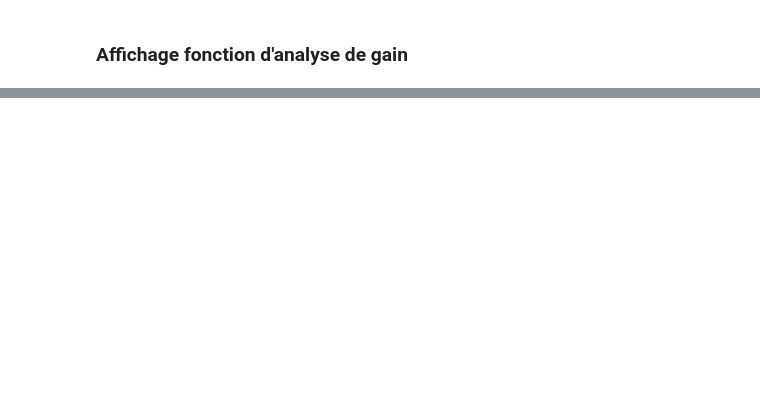
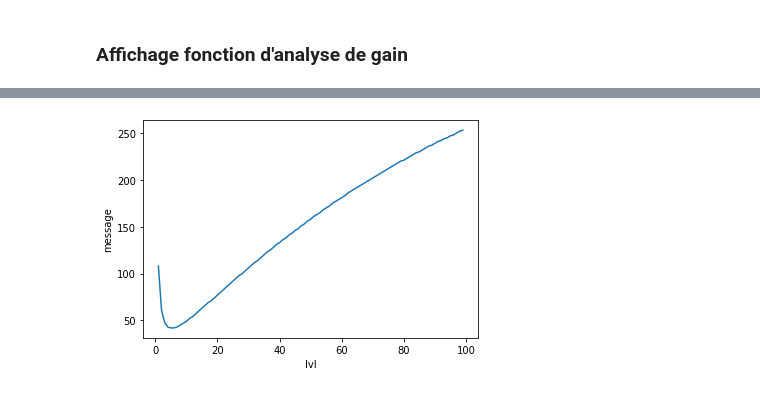
Before and after one commit to Celesxx/Overlord-reborn, a Jupyter notebook: xpAnalysis.ipynb, the cells around one changed output, grey strips where cells are left out. Cells and saved outputs as stored; diff of their text form; code cells hidden in the pictures; blank space fills up the shorter version.

Commit message:
feat: add experience by message and correction of ptlevel

```diff
--- a/xpAnalysis.ipynb
+++ b/xpAnalysis.ipynb
@@ -172,0 +301,40 @@ plt.show()
+# %%
+def getNumberMessageForLevelUp(xpGain, xpNeed):
+
+    msg = []
+    i = 0
+    while(i < 99):
+        if xpGain[i] == 0:
+            msg.append(0)
+        else :
+            msg.append(round(xpNeed[i] / xpGain[i]))
+        i += 1
+    return msg
+
+
+def calculXpGainByLvlPerMessage(xpGain, char):
+    i = 1
+    xp = []
+    lv = []
+    while(i < 100):
+        xp.append(char * xpGain * (i - (i / 2)) * math.exp(i / 250))
+        lv.append(i)
+        i += 1
+    return xp, lv
+
+
+xp, lvl = calculXpGainByLvlPerMessage(0.001, 2000)
+xp2, lvl2 = calculXpGainByLvlPerMessage(0.001, 2000)
+xpExp2, lvlExp2 = lvlXpExp2(100)
+msg = getNumberMessageForLevelUp(xp, xpExp2)
+msg2 = getNumberMessageForLevelUp(xp2, xpExp2)
+
+print(xpExp2)
+print("\n")
+print(xp)
+print("\n")
+print(msg)
+i = 0
+while(i < 99):
+    print("Lvl : " + str(i) + " message need : " + str(msg[i]))
+    i += 1
@@ -172,0 +359,7 @@ plt.show()
+# %%
+plt.plot(lvl, msg)
+plt.xlabel('lvl')
+plt.ylabel('message')
+plt.show()
+# %% [output]
+[figure, added]
```
Also changed, not shown: parts of 10 cells of this notebook, 8 other files.
